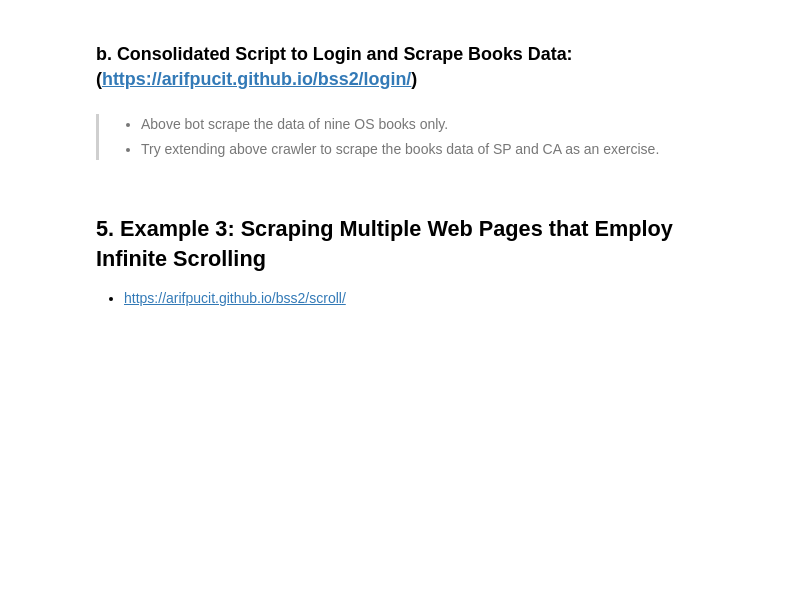
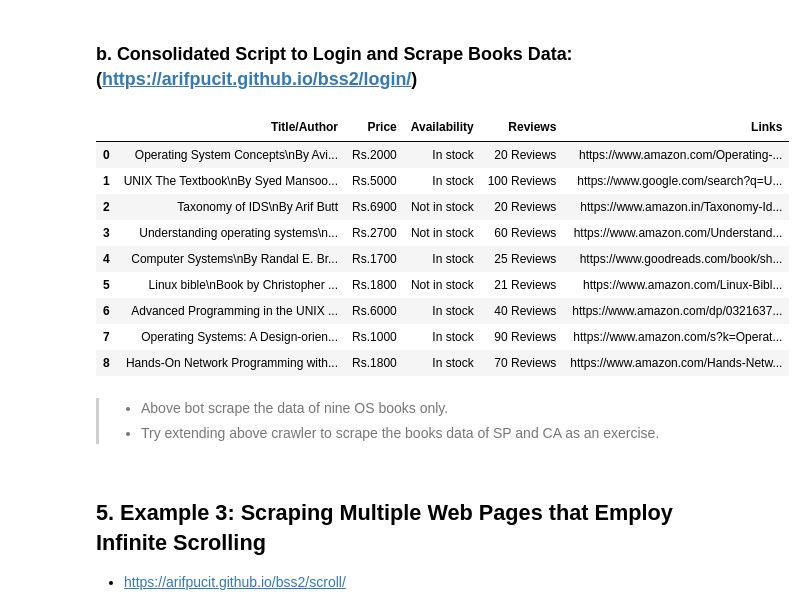
Before and after one commit to MuhammadSheraza002/Data-Acquisition, a Jupyter notebook: Lec-7 (Web-Scraping-using-Selenium-I).ipynb, the cells around one changed output. Cells and saved outputs as stored; diff of their text form; code cells hidden in the pictures; blank space fills up the shorter version.

```diff
--- a/Lec-7 (Web-Scraping-using-Selenium-I).ipynb
+++ b/Lec-7 (Web-Scraping-using-Selenium-I).ipynb
@@ -468,7 +473,7 @@ import time
 import pandas as pd
 
 
-s = Service('/Users/arif/Documents/chromedriver')
+s = Service('C:/Users/chromedriver/chromedriver.exe')
 driver = Chrome(service=s)
 driver.get('https://arifpucit.github.io/bss2/login')
 driver.maximize_window()
@@ -477,35 +482,46 @@ driver.maximize_window()
 driver.find_element(By.ID, "name").send_keys("arif")
 driver.find_element(By.ID, "password").send_keys("datascience")
 btn = driver.find_element(By.ID, "submit_button")
 time.sleep(2)
 btn.click()
 time.sleep(2)
 
 
 titles = []
 prices = []
 availability=[]
 reviews=[]
 links=[]
 
 for i in range(1,10):
     title = driver.find_element(By.XPATH,'/html/body/section/div/div[2]/div[2]/div['+str(i)+']/p').text
     titles.append(title)
     price = driver.find_element(By.XPATH,'/html/body/section/div/div[2]/div[2]/div['+str(i)+']/div/p[1]').text
     prices.append(price)
     avail = driver.find_element(By.XPATH,'/html/body/section/div/div[2]/div[2]/div['+str(i)+']/div/p[2]').text
     availability.append(avail)
     review = driver.find_element(By.XPATH,'/html/body/section/div/div[2]/div[2]/div['+str(i)+']/div/p[3]').text
     reviews.append(review)
     link = driver.find_element(By.XPATH,'/html/body/section/div/div[2]/div[2]/div['+str(i)+']/p/a').get_attribute('href')
     links.append(link)
 
 data = {'Title/Author':titles, 'Price':prices, 'Availability':availability,
         'Reviews':reviews, 'Links':links}
 df = pd.DataFrame(data, columns=['Title/Author', 'Price', 'Availability', 'Reviews', 'Links'])
-df.to_csv('books2.csv', index=False)
-df = pd.read_csv('books2.csv')
+df.to_csv('Dataset/books2.csv', index=False)
+df = pd.read_csv('Dataset/books2.csv')
 df
+# %% [output]
+|  | Title/Author | Price | Availability | Reviews | Links |
+| 0 | Operating System Concepts\nBy Avi... | Rs.2000 | In stock | 20 Reviews | https://www.amazon.com/Operating-... |
+| 1 | UNIX The Textbook\nBy Syed Mansoo... | Rs.5000 | In stock | 100 Reviews | https://www.google.com/search?q=U... |
+| 2 | Taxonomy of IDS\nBy Arif Butt | Rs.6900 | Not in stock | 20 Reviews | https://www.amazon.in/Taxonomy-Id... |
+| 3 | Understanding operating systems\n... | Rs.2700 | Not in stock | 60 Reviews | https://www.amazon.com/Understand... |
+| 4 | Computer Systems\nBy Randal E. Br... | Rs.1700 | In stock | 25 Reviews | https://www.goodreads.com/book/sh... |
+| 5 | Linux bible\nBook by Christopher ... | Rs.1800 | Not in stock | 21 Reviews | https://www.amazon.com/Linux-Bibl... |
+| 6 | Advanced Programming in the UNIX ... | Rs.6000 | In stock | 40 Reviews | https://www.amazon.com/dp/0321637... |
+| 7 | Operating Systems: A Design-orien... | Rs.1000 | In stock | 90 Reviews | https://www.amazon.com/s?k=Operat... |
+| 8 | Hands-On Network Programming with... | Rs.1800 | In stock | 70 Reviews | https://www.amazon.com/Hands-Netw... |
 # %%
 driver.quit()
 # %% [markdown]
```
Also changed, not shown: parts of 1 cell of this notebook, 2 other files.
